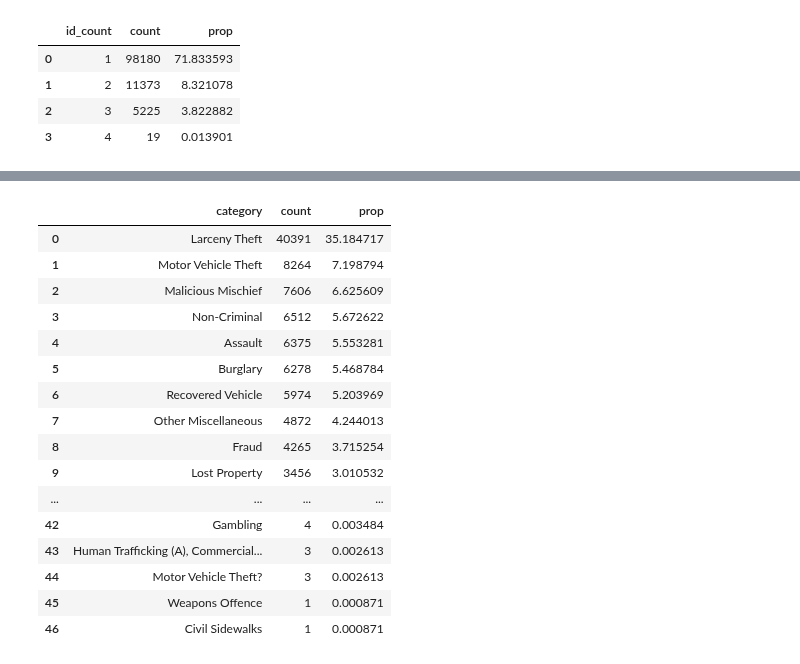
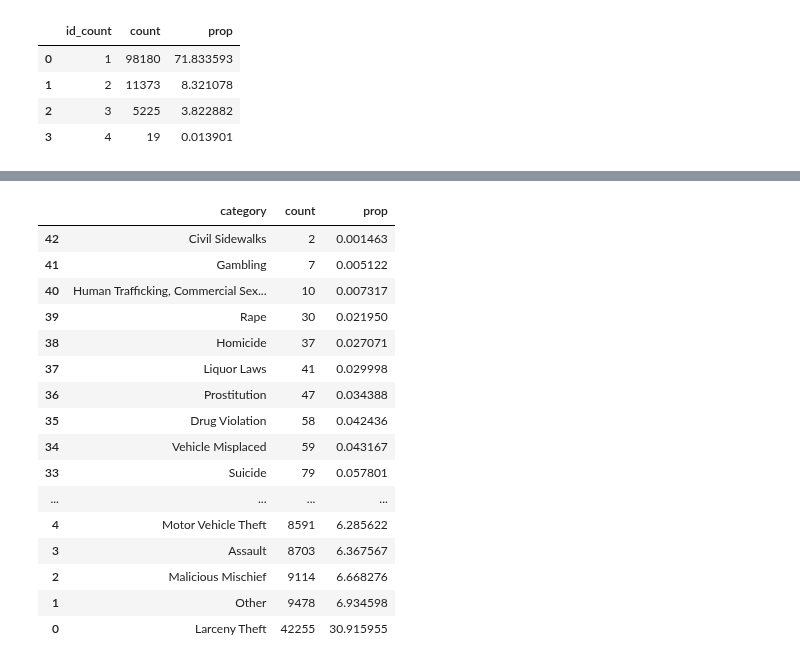
Before and after one commit to NikkiSarah/Coursera, a Jupyter notebook: Data Science at Scale (University of Washington)/3. Communicating Data Science Results/visualisation_notebook.ipynb, the cells around one changed output, grey strips where cells are left out. Cells and saved outputs as stored; diff of their text form; code cells hidden in the pictures.

```diff
--- a/Data Science at Scale (University of Washington)/3. Communicating Data Science Results/visualisation_notebook.ipynb
+++ b/Data Science at Scale (University of Washington)/3. Communicating Data Science Results/visualisation_notebook.ipynb
@@ -155,0 +131,8 @@ incidents2.reset_index(inplace=True)
+# %%
+# clean up the incident categories
+incidents['incident_category_new'] = np.where(incidents.incident_category == 'Other Miscellaneous', 'Other',
+                                     np.where(incidents.incident_category == 'Motor Vehicle Theft?', 'Motor Vehicle Theft',
+                                     np.where(incidents.incident_category == 'Human Trafficking (A), Commercial Sex Acts', 'Human Trafficking, Commercial Sex Acts',
+                                     np.where(incidents.incident_category == 'Weapons Offence', 'Weapons Offense',
+                                     np.where(incidents.incident_category == 'Suspicious', 'Suspicious Occ',
+                                     incidents.incident_category)))))
@@ -156,27 +153,27 @@ incidents2.reset_index(inplace=True)
 # %%
-by_cat = pd.DataFrame(incidents2.incident_category.value_counts())
+by_cat = pd.DataFrame(incidents.incident_category_new.value_counts())
 by_cat.reset_index(inplace=True)
 by_cat.columns = ['category', 'count']
-by_cat['prop'] = by_cat['count']/incidents2.shape[0]*100
-by_cat.sort_values(by='prop', inplace=True, ascending=False)
-by_cat
+by_cat['prop'] = by_cat['count']/incidents.shape[0]*100
+by_cat.sort_values(by='prop', inplace=True)
+# by_cat
 # %% [output]
 |  | category | count | prop |
-| 0 | Larceny Theft | 40391 | 35.184717 |
-| 1 | Motor Vehicle Theft | 8264 | 7.198794 |
-| 2 | Malicious Mischief | 7606 | 6.625609 |
-| 3 | Non-Criminal | 6512 | 5.672622 |
-| 4 | Assault | 6375 | 5.553281 |
-| 5 | Burglary | 6278 | 5.468784 |
-| 6 | Recovered Vehicle | 5974 | 5.203969 |
-| 7 | Other Miscellaneous | 4872 | 4.244013 |
-| 8 | Fraud | 4265 | 3.715254 |
-| 9 | Lost Property | 3456 | 3.010532 |
+| 42 | Civil Sidewalks | 2 | 0.001463 |
+| 41 | Gambling | 7 | 0.005122 |
+| 40 | Human Trafficking, Commercial Sex... | 10 | 0.007317 |
+| 39 | Rape | 30 | 0.021950 |
+| 38 | Homicide | 37 | 0.027071 |
+| 37 | Liquor Laws | 41 | 0.029998 |
+| 36 | Prostitution | 47 | 0.034388 |
+| 35 | Drug Violation | 58 | 0.042436 |
+| 34 | Vehicle Misplaced | 59 | 0.043167 |
+| 33 | Suicide | 79 | 0.057801 |
 | ... | ... | ... | ... |
-| 42 | Gambling | 4 | 0.003484 |
-| 43 | Human Trafficking (A), Commercial... | 3 | 0.002613 |
-| 44 | Motor Vehicle Theft? | 3 | 0.002613 |
-| 45 | Weapons Offence | 1 | 0.000871 |
-| 46 | Civil Sidewalks | 1 | 0.000871 |
+| 4 | Motor Vehicle Theft | 8591 | 6.285622 |
+| 3 | Assault | 8703 | 6.367567 |
+| 2 | Malicious Mischief | 9114 | 6.668276 |
+| 1 | Other | 9478 | 6.934598 |
+| 0 | Larceny Theft | 42255 | 30.915955 |
 # %%
 # let's viw the distribution by category
```
Also changed, not shown: parts of 11 cells of this notebook.
